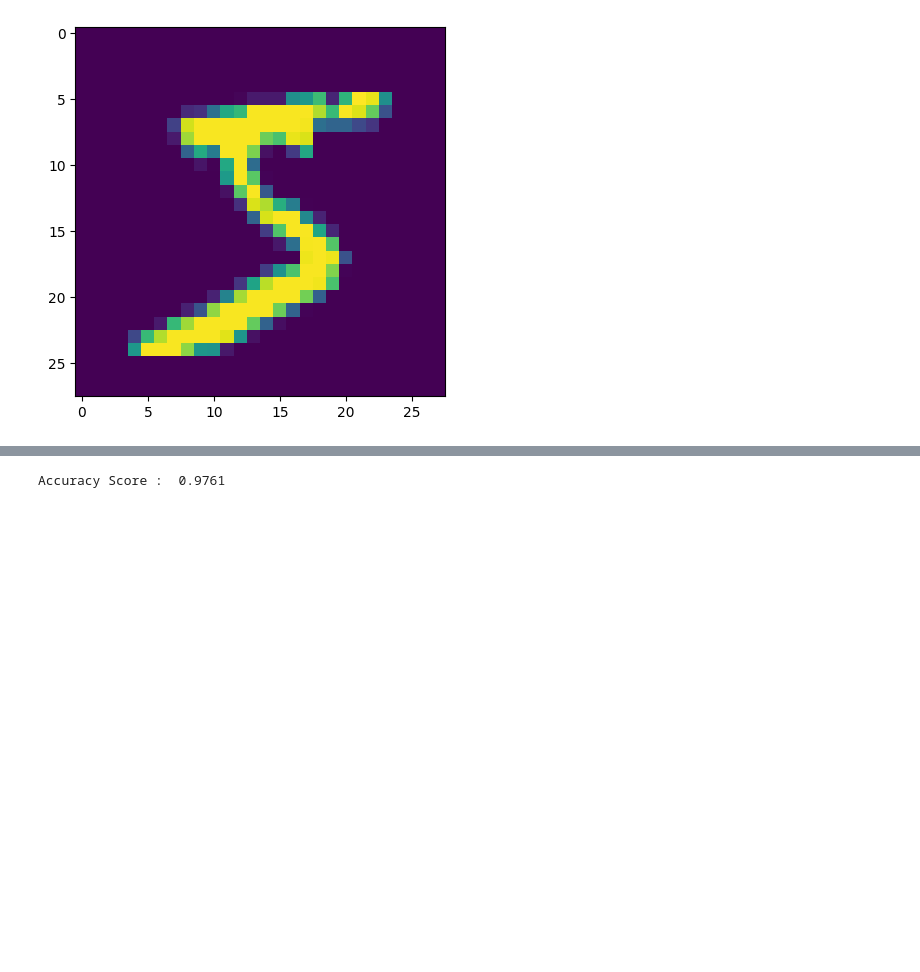
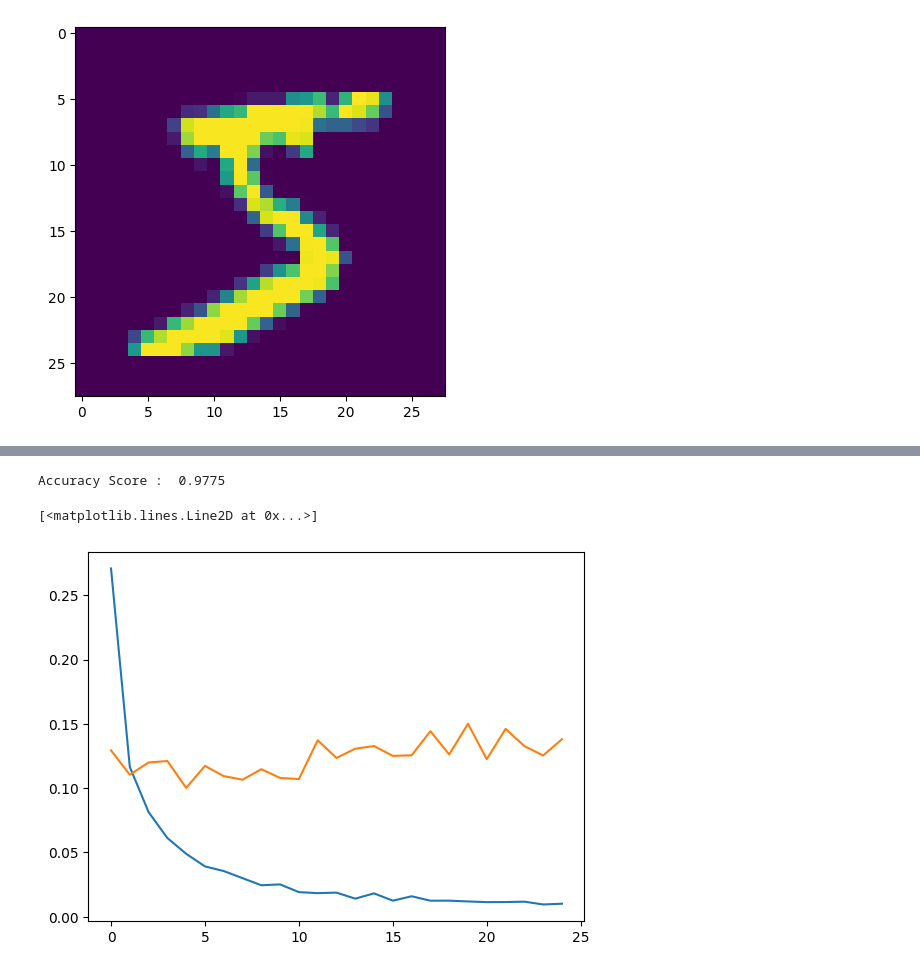
Before and after one commit to shroud07/Deep-Learning-Journey, a Jupyter notebook: Multi Layer Perceptron (ANN)/hand_written_digit_classification_using_ANN.ipynb, the cells around one changed output, grey strips where cells are left out. Cells and saved outputs as stored; diff of their text form; code cells hidden in the pictures; blank space fills up the shorter version.

Commit message:
Improved accuracy by adding more layers and epochs

```diff
--- a/Multi Layer Perceptron (ANN)/hand_written_digit_classification_using_ANN.ipynb
+++ b/Multi Layer Perceptron (ANN)/hand_written_digit_classification_using_ANN.ipynb
@@ -50,4 +50,6 @@ model = Sequential()
 
 model.add(Flatten(input_shape=(28,28)))
 model.add(Dense(128, activation = 'relu'))
+model.add(Dense(64, activation = 'relu'))
+model.add(Dense(32, activation = 'relu'))
 model.add(Dense(10, activation = 'softmax'))
@@ -71,6 +75,6 @@ Model: "sequential_1"
  Non-trainable params: 0 (0.00 B)
 # %%
-model.compile(loss = 'sparse_categorical_crossentropy', optimizer = 'Adam')
+model.compile(loss = 'sparse_categorical_crossentropy', optimizer = 'Adam', metrics = ['accuracy'])
 # %%
-model.fit(X_train, y_train, epochs = 10, validation_split = 0.2)
+history = model.fit(X_train, y_train, epochs = 25, validation_split = 0.2)
 # %% [output]
@@ -105,4 +105,10 @@ y_pred = y_prob.argmax(axis = 1)
 from sklearn.metrics import accuracy_score
 print("Accuracy Score : ", accuracy_score(y_test, y_pred))
 # %% [output]
-Accuracy Score :  0.9761
+Accuracy Score :  0.9775
+# %%
+plt.plot(history.history['loss'])
+plt.plot(history.history['val_loss'])
+# %% [output]
+[<matplotlib.lines.Line2D at 0x...>]
+[figure, added]
```
Also changed, not shown: parts of 5 cells of this notebook.
